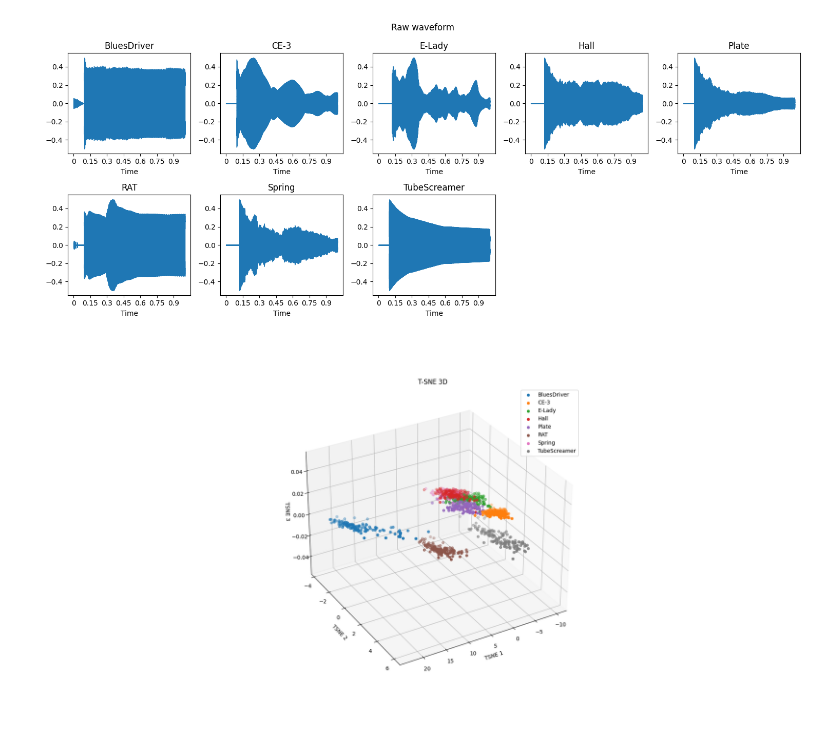
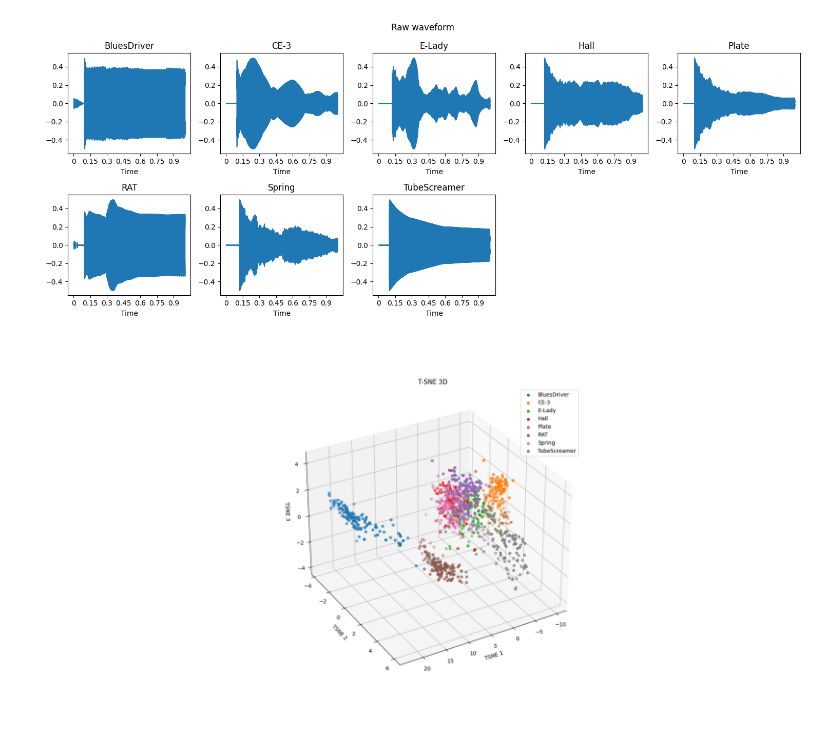
Before and after one commit to hegelespaul/Electric-Guitar-Dataset, a Jupyter notebook: DataAnalysis.ipynb, the cells around one changed output. Drawn from its saved outputs; the diff is of its cells as text; code cells hidden in the pictures.

```diff
--- a/DataAnalysis.ipynb
+++ b/DataAnalysis.ipynb
@@ -140,32 +141,32 @@ plt.show()
 # %%
 ###t-SNE
 from mpl_toolkits.mplot3d import Axes3D
 from sklearn.manifold import TSNE  # for t-SNE
 
 plt.close()
 plt.close()
 fig = plt.figure(1, figsize=(20, 10))
 #ax = Axes3D(fig,elev=-20, azim=100)
 tsne = TSNE(init='pca', n_components= 3)  # create an instance of t-SNE
 ax = plt.axes(projection = "3d")
 X_tsne = tsne.fit_transform(Z)  # fit and transform the data
 
-ax.scatter(Z_PCA[:137, 0],Z_PCA[:137, 1], label='BluesDriver')
-ax.scatter(Z_PCA[138:275, 0],Z_PCA[138:275, 1], label='CE-3')
-ax.scatter(Z_PCA[276:413, 0],Z_PCA[276:413, 1], label='E-Lady')
-ax.scatter(Z_PCA[414:551, 0],Z_PCA[414:551, 1], label='Hall')
-ax.scatter(Z_PCA[552:689, 0],Z_PCA[552:689, 1], label='Plate')
-ax.scatter(Z_PCA[690:827, 0],Z_PCA[690:827, 1], label='RAT')
-ax.scatter(Z_PCA[828:965, 0],Z_PCA[828:965, 1], label='Spring')
-ax.scatter(Z_PCA[966:1103, 0],Z_PCA[966:1103, 1], label='TubeScreamer')
+ax.scatter(Z_PCA[:137, 0],Z_PCA[:137, 1], Z_PCA[:137, 2], label='BluesDriver')
+ax.scatter(Z_PCA[138:275, 0],Z_PCA[138:275, 1], Z_PCA[138:275, 2], label='CE-3')
+ax.scatter(Z_PCA[276:413, 0],Z_PCA[276:413, 1], Z_PCA[276:413, 2], label='E-Lady')
+ax.scatter(Z_PCA[414:551, 0],Z_PCA[414:551, 1], Z_PCA[414:551, 2], label='Hall')
+ax.scatter(Z_PCA[552:689, 0],Z_PCA[552:689, 1], Z_PCA[552:689, 2], label='Plate')
+ax.scatter(Z_PCA[690:827, 0],Z_PCA[690:827, 1], Z_PCA[690:827, 2], label='RAT')
+ax.scatter(Z_PCA[828:965, 0],Z_PCA[828:965, 1], Z_PCA[828:965, 2], label='Spring')
+ax.scatter(Z_PCA[966:1103, 0],Z_PCA[966:1103, 1], Z_PCA[966:1103, 2], label='TubeScreamer')
 
 
 ax.view_init(30,60)
 plt.title('T-SNE 3D')
 ax.set_xlabel('TSNE 1')
 ax.set_ylabel('TSNE 2')
 ax.set_zlabel('TSNE 3')
 ax.legend()
 plt.show()
 # %% [output]
-[figure, old version]
+[figure, new version]
```
Also changed, not shown: parts of 2 cells of this notebook.
